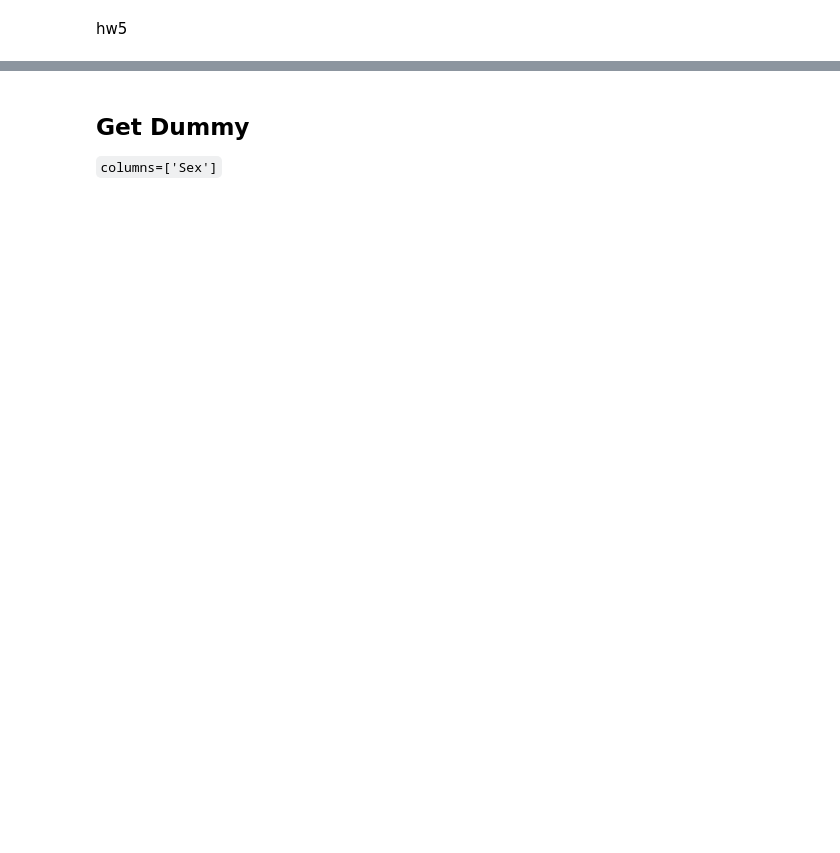
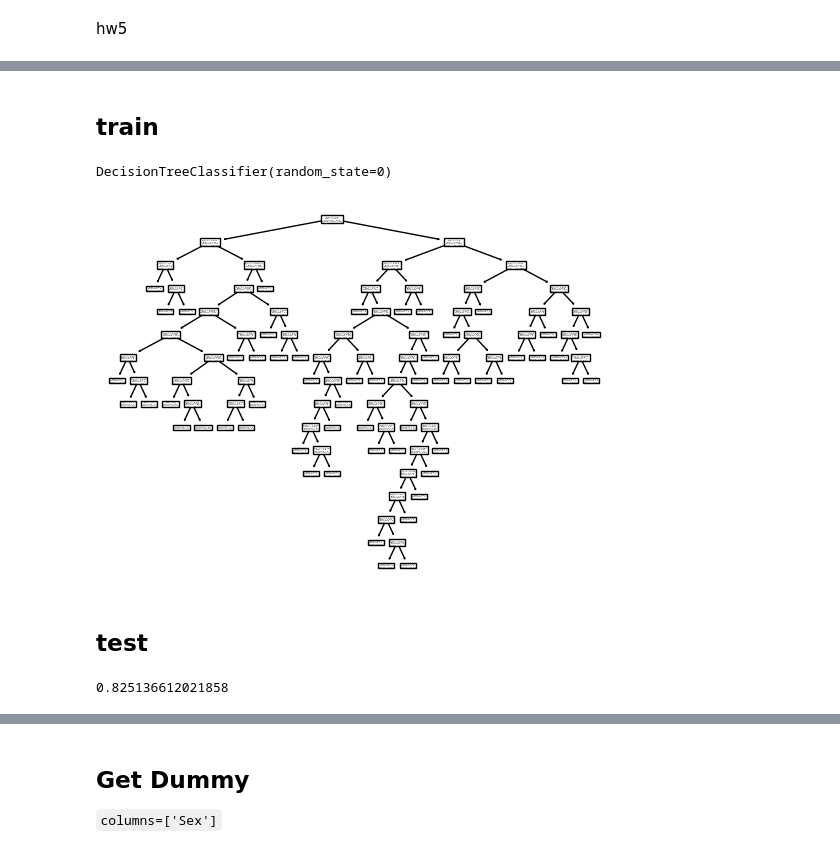
Before and after one commit to Jaomiew/DPDM2023, a Jupyter notebook: Classification.ipynb, the cells around one changed output, grey strips where cells are left out. Saved outputs shown, nothing was run; the diff lists cells and outputs as text; code cells hidden in the pictures; blank space fills up the shorter version.

```diff
--- a/Classification.ipynb
+++ b/Classification.ipynb
@@ -91,2 +135,5 @@ dtype: bool
 # %% [markdown]
 hw5
+# %%
+train = credit [a==1]
+train.shape
@@ -92,0 +153,11 @@ hw5
+# %%
+Dtree1 = DecisionTreeClassifier(random_state=0)
+# %% [markdown]
+## train
+# %%
+X_train = train.iloc[:,:-1]
+y_train = train.iloc[:,-1]
+# %%
+Dtree1.fit(X_train,y_train)
+# %% [output]
+DecisionTreeClassifier(random_state=0)
@@ -92,0 +166,6 @@ hw5
+# %%
+tree.plot_tree(Dtree1);
+# %% [output]
+[figure, added]
+# %% [markdown]
+## test
@@ -92,0 +179,4 @@ hw5
+# %%
+accuracy_score(y_test, y_predict)
+# %% [output]
+0.825136612021858
```
Also changed, not shown: parts of 94 cells of this notebook.
